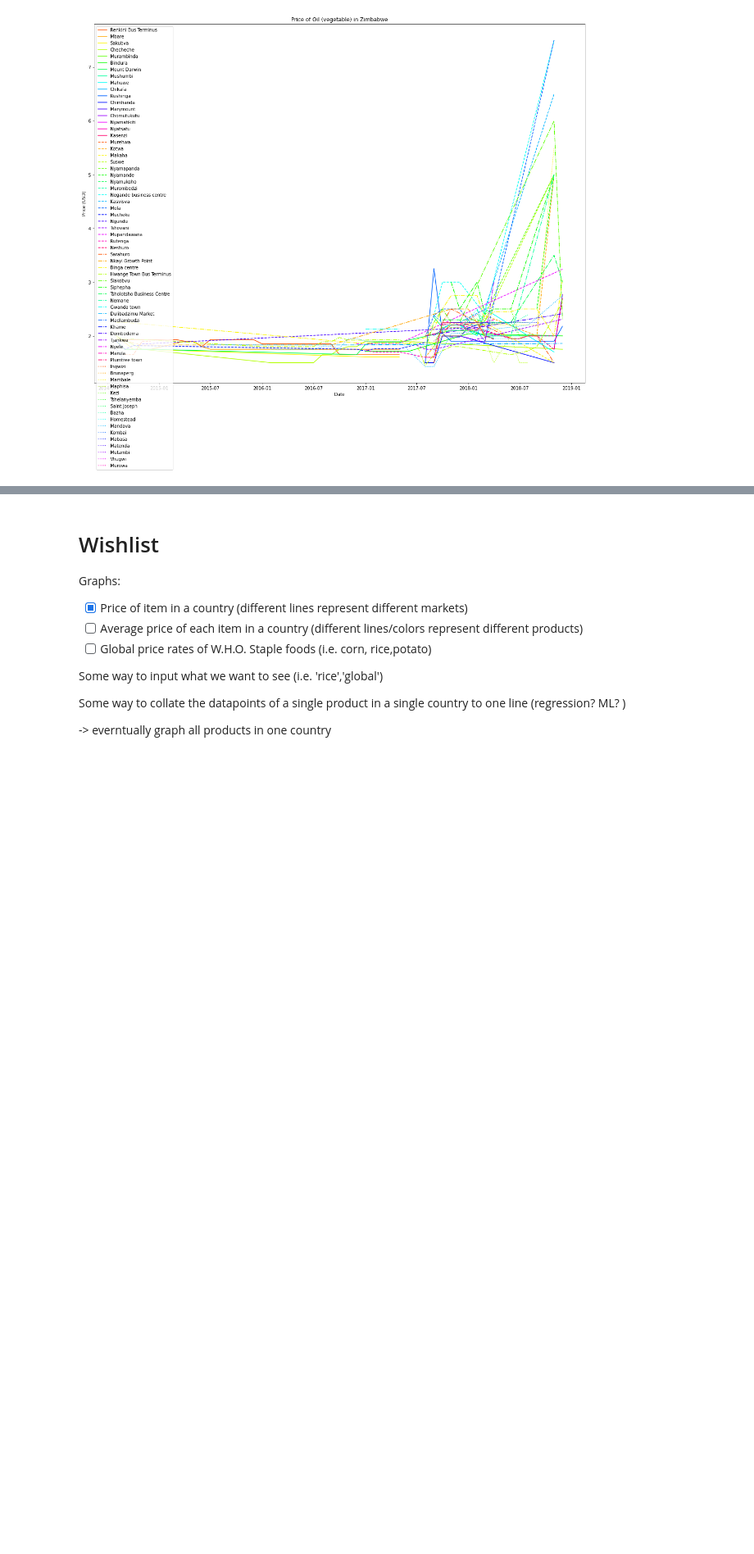
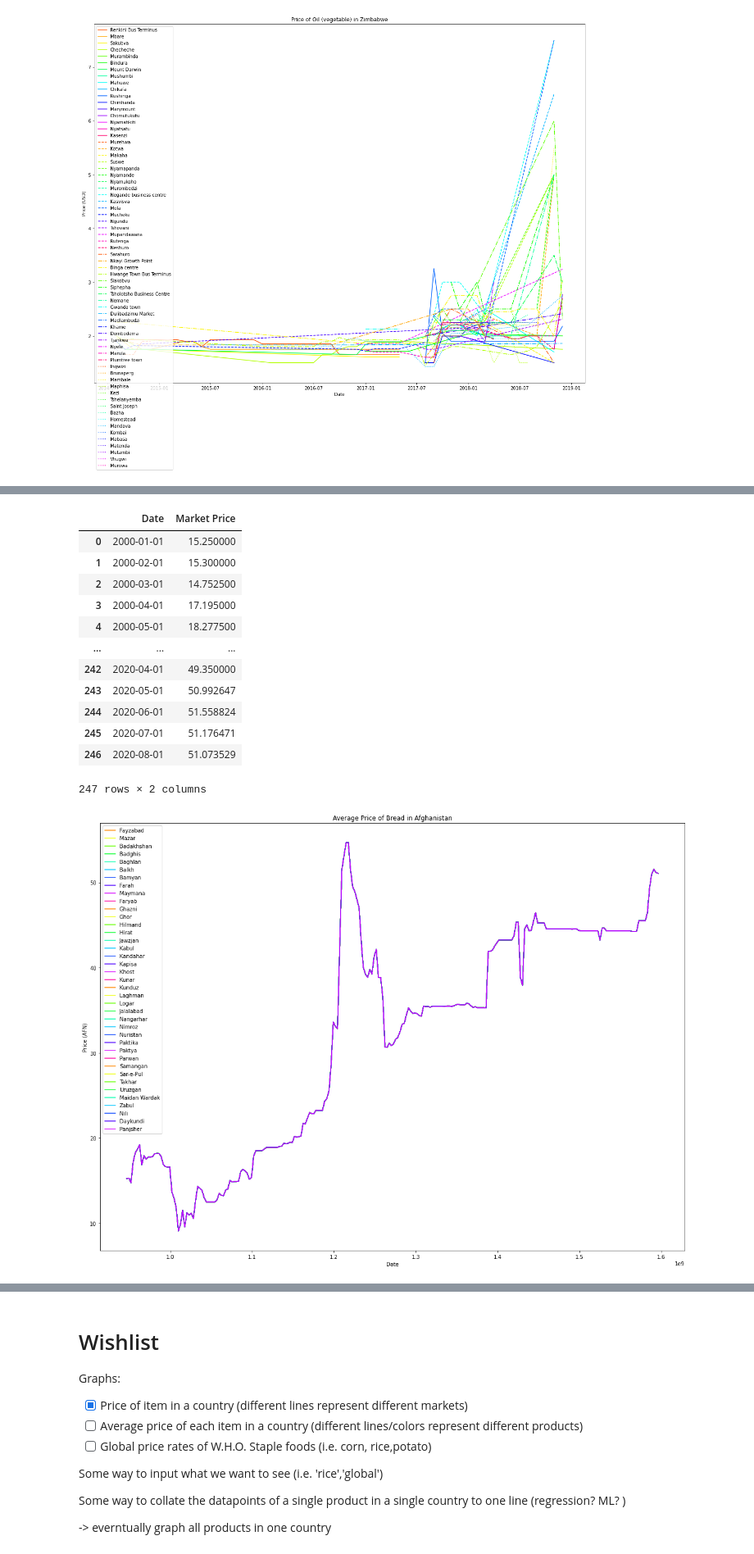
Before and after one commit to gigawawa/Food-Prices-Project, a Jupyter notebook: foodPriceAnalysis.ipynb, the cells around one changed output, grey strips where cells are left out. Shown at 82% size. Saved outputs shown, nothing was run; the diff lists cells and outputs as text; code cells hidden in the pictures; blank space fills up the shorter version.

Commit message:
Average Price of Product in Country Graph
DrawAverageGraph function
* note: we need to look into other metrics so that outliers dont affect generalized datapoint so much *

```diff
--- a/foodPriceAnalysis.ipynb
+++ b/foodPriceAnalysis.ipynb
@@ -422,0 +428,15 @@ DrawGraph2('Zimbabwe', 'Oil (vegetable)')
+# %%
+def datetimeToFloat(d):
+    epoch = d.fromtimestamp(0)
+    total_seconds =  (d - epoch).total_seconds()
+    return total_seconds
+
+d = df['Date'][0]
+datetimeToFloat(d)
+
+dataframe =df['Date']
+# display(dataframe)
+
+datesInSeconds = dataframe.apply(datetimeToFloat)
+display(dataframe)
+display(datesInSeconds)
@@ -422,0 +468,61 @@ DrawGraph2('Zimbabwe', 'Oil (vegetable)')
+# %%
+def DrawAverageGraph(country, product):
+    tempDF = df.loc[(df['Country']== country) & (df['Product Name']== product)]
+    cities = tempDF['City'].unique()
+    sectionSize = math.ceil(len(cities) / NUM_STYLES)
+    # print(len(tempDF['City'].unique()))
+    # print(sectionSize)
+    plt.figure(figsize=(20,15))
+
+    # colorRGBlist = sns.color_palette(palette='gist_rainbow',n_colors = sectionSize)
+    colorRGBlist = sns.color_palette(palette='hsv',n_colors = sectionSize)
+
+    hexColorIndex = 0
+    lineStyleIndex = -1
+
+    #Create empty df with Date, province, market, price
+    test =  tempDF.groupby('Date').mean()
+    test = test.reset_index()
+    display(test)
+
+    for label_num in range(len(cities)):
+        # print("label_num % (math.ceil(len(cities) / NUM_STYLES)) = {0}".format(label_num % (math.ceil(len(cities) / NUM_STYLES))))
+        label = cities[label_num]
+        if label_num % (math.ceil(len(cities) / NUM_STYLES)) == 0:
+            lineStyleIndex+=1
+            hexColorIndex = 0
+
+
+        productPriceCity = tempDF.loc[(tempDF['City']==label)]
+        # sns.regplot(x=productPriceCity['Date'].apply(datetimeToFloat),y=productPriceCity['Market Price'],label=label, color=colorRGBlist[hexColorIndex], logx=True);
+        # sns.regplot(x=test['Date'].apply(datetimeToFloat),y=test['Market Price'],label=label, color=colorRGBlist[hexColorIndex]);
+        plt.plot(test['Date'].apply(datetimeToFloat),test['Market Price'],label=label, color=colorRGBlist[hexColorIndex]);
+
+
+
+
+        hexColorIndex += 1
+    plt.legend()
+    plt.title("Average Price of {} in {}".format(product, country))
+    plt.xlabel("Date")
+    plt.ylabel("Price ({})".format(tempDF['Currency'].unique()[0]))
+    plt.show()
+
+country = "Afghanistan"
+product = "Bread"
+DrawAverageGraph(country, product)
+# %% [output]
+|  | Date | Market Price |
+| 0 | 2000-01-01 | 15.250000 |
+| 1 | 2000-02-01 | 15.300000 |
+| 2 | 2000-03-01 | 14.752500 |
+| 3 | 2000-04-01 | 17.195000 |
+| 4 | 2000-05-01 | 18.277500 |
+| ... | ... | ... |
+| 242 | 2020-04-01 | 49.350000 |
+| 243 | 2020-05-01 | 50.992647 |
+| 244 | 2020-06-01 | 51.558824 |
+| 245 | 2020-07-01 | 51.176471 |
+| 246 | 2020-08-01 | 51.073529 |
+247 rows × 2 columns
+[figure, added]
```
Also changed, not shown: parts of 3 cells of this notebook.
